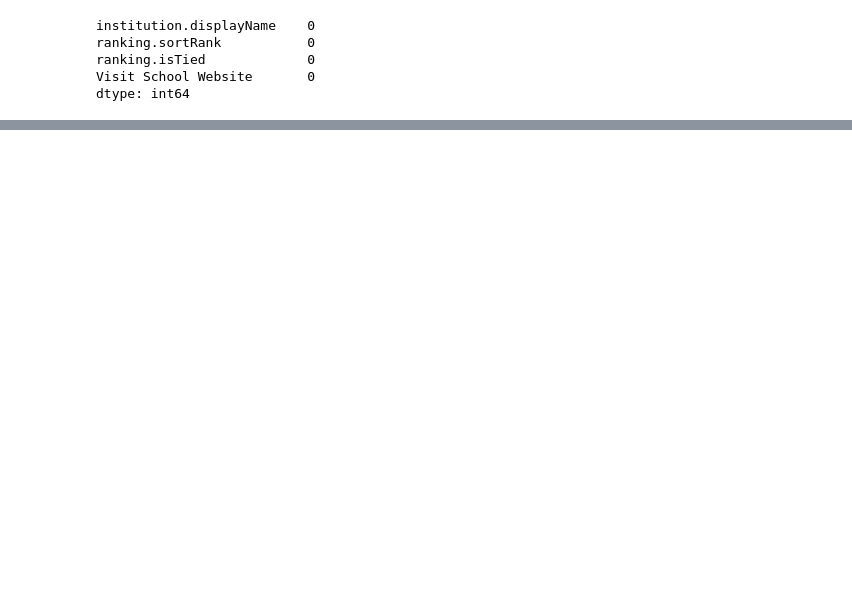
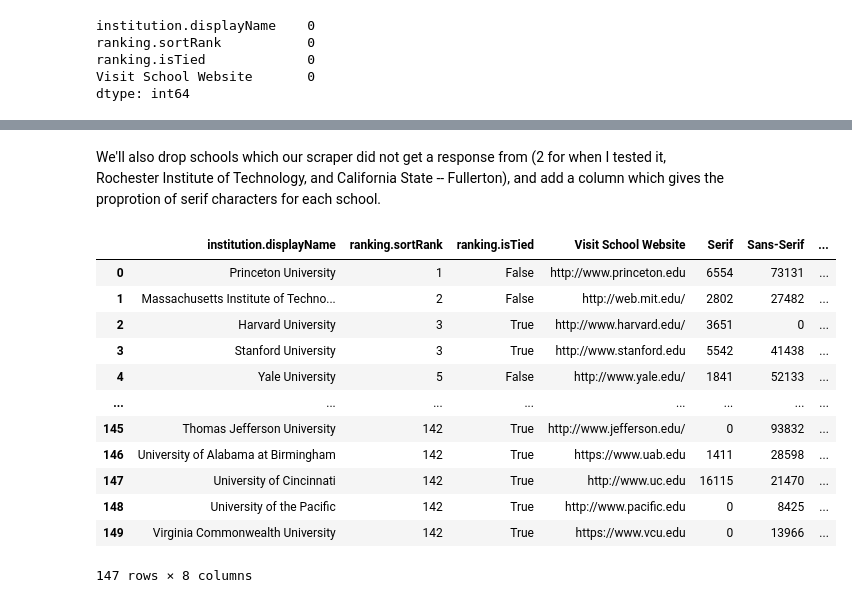
Before and after one commit to tzheng7679/College-Font-Rankings, a Jupyter notebook: notebook.ipynb, the cells around one changed output, grey strips where cells are left out. Saved outputs shown, nothing was run; the diff lists cells and outputs as text; code cells hidden in the pictures; blank space fills up the shorter version.

```diff
--- a/notebook.ipynb
+++ b/notebook.ipynb
@@ -69,0 +202,6 @@ ModuleNotFoundError: No module named 'bs4'
+# %%
+def rmsal(s: str) -> str:
+    """ReMove Spaces And Lower
+    Removes the spaces from s and makes everything lowercase
+    """
+    return s.replace(" ", "").lower()
@@ -69,0 +319,23 @@ ModuleNotFoundError: No module named 'bs4'
+# %% [markdown]
+We'll also drop schools which our scraper did not get a response from (2 for when I tested it, Rochester Institute of Technology, and California State -- Fullerton), and add a column which gives the proprotion of serif characters for each school.
+# %%
+no_na_data = data.dropna(axis=0)
+
+sum_col = (valid_data["Serif"] + valid_data["Sans-Serif"] + valid_data["Not Avaliable"])
+valid_data = valid_data.drop(valid_data[sum_col == 0].index)
+
+valid_data
+# %% [output]
+|  | institution.displayName | ranking.sortRank | ranking.isTied | Visit School Website | Serif | Sans-Serif | ... |
+| 0 | Princeton University | 1 | False | http://www.princeton.edu | 6554 | 73131 | ... |
+| 1 | Massachusetts Institute of Techno... | 2 | False | http://web.mit.edu/ | 2802 | 27482 | ... |
+| 2 | Harvard University | 3 | True | http://www.harvard.edu/ | 3651 | 0 | ... |
+| 3 | Stanford University | 3 | True | http://www.stanford.edu | 5542 | 41438 | ... |
+| 4 | Yale University | 5 | False | http://www.yale.edu/ | 1841 | 52133 | ... |
+| ... | ... | ... | ... | ... | ... | ... | ... |
+| 145 | Thomas Jefferson University | 142 | True | http://www.jefferson.edu/ | 0 | 93832 | ... |
+| 146 | University of Alabama at Birmingham | 142 | True | https://www.uab.edu | 1411 | 28598 | ... |
+| 147 | University of Cincinnati | 142 | True | http://www.uc.edu | 16115 | 21470 | ... |
+| 148 | University of the Pacific | 142 | True | http://www.pacific.edu | 0 | 8425 | ... |
+| 149 | Virginia Commonwealth University | 142 | True | https://www.vcu.edu | 0 | 13966 | ... |
+147 rows × 8 columns
```
Also changed, not shown: parts of 44 cells of this notebook, 4 other files.
